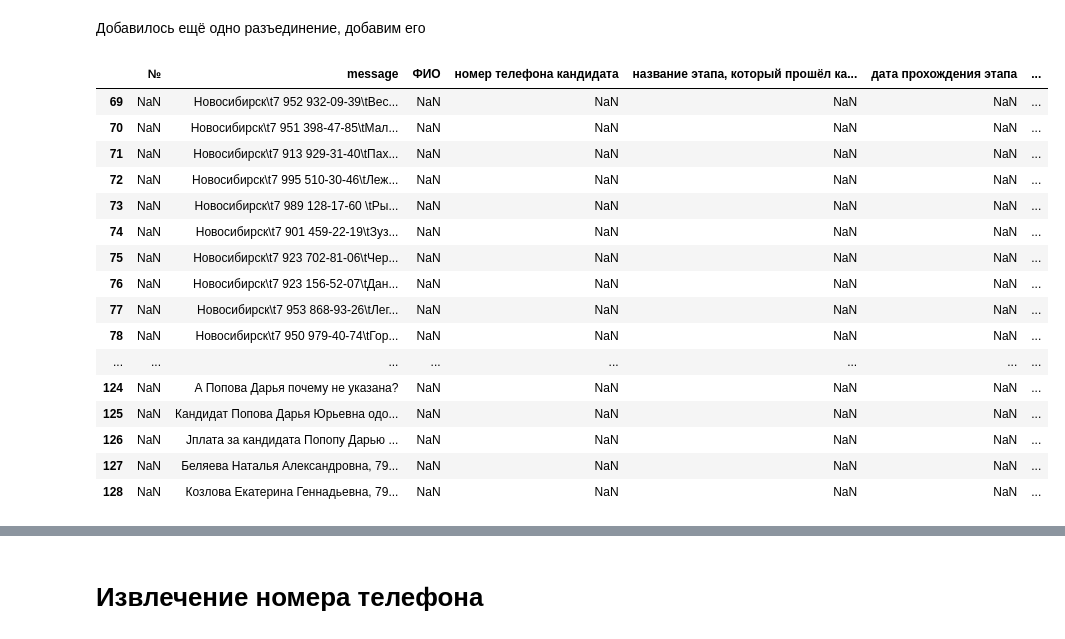
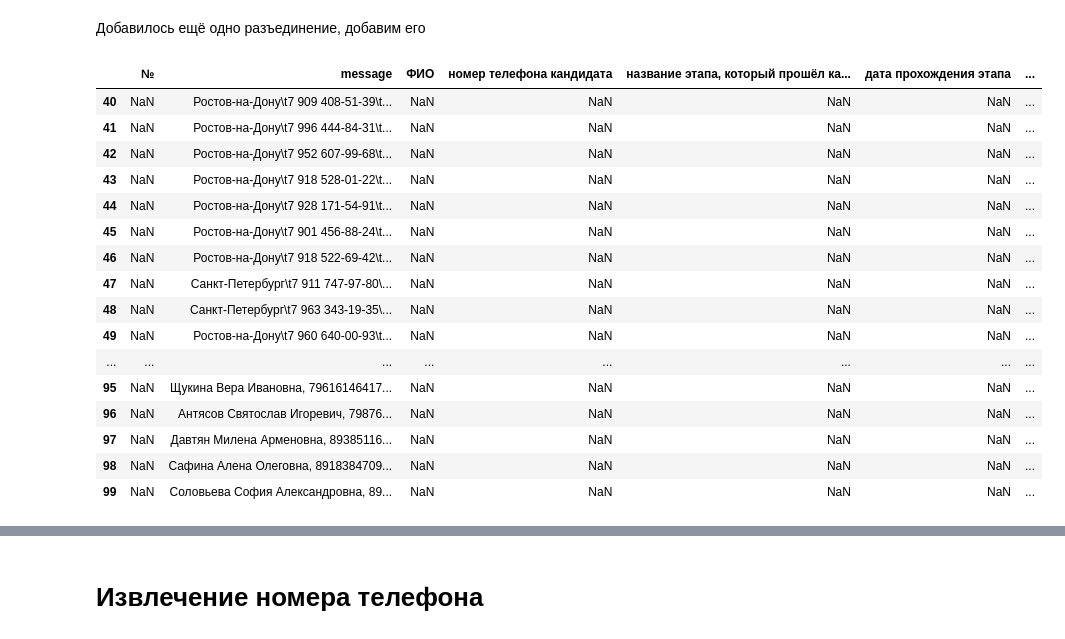
Before and after one commit to Kargot555/qugo_jobs, a Jupyter notebook: sber_recruit/sber_recruit.ipynb, the cells around one changed output, grey strips where cells are left out. Cells and saved outputs as stored; diff of their text form; code cells hidden in the pictures.

```diff
--- a/sber_recruit/sber_recruit.ipynb
+++ b/sber_recruit/sber_recruit.ipynb
@@ -88,27 +89,27 @@ data
 # %% [markdown]
 Добавилось ещё одно разъединение, добавим его
 # %%
-# создадим новую таблицу, где разъединим на новые строки "склеенные" сообщения ещё и по " - "
-df_split = data.assign(message=data['message'].str.split('; |/ | - ')).explode('message').reset_index(drop=True)
+# создадим новую таблицу, где разъединим на новые строки "склеенные" сообщения ещё и по " - " или "1. "
+df_split = data.assign(message=data['message'].str.split('; |/ | - | \d{1}. ')).explode('message').reset_index(drop=True)
 df_split.tail(60)
 # %% [output]
 |  | № | message | ФИО | номер телефона кандидата | название этапа, который прошёл ка... | дата прохождения этапа | ... |
-| 69 | NaN | Новосибирск\t7 952 932-09-39\tВес... | NaN | NaN | NaN | NaN | ... |
-| 70 | NaN | Новосибирск\t7 951 398-47-85\tМал... | NaN | NaN | NaN | NaN | ... |
-| 71 | NaN | Новосибирск\t7 913 929-31-40\tПах... | NaN | NaN | NaN | NaN | ... |
-| 72 | NaN | Новосибирск\t7 995 510-30-46\tЛеж... | NaN | NaN | NaN | NaN | ... |
-| 73 | NaN | Новосибирск\t7 989 128-17-60 \tРы... | NaN | NaN | NaN | NaN | ... |
-| 74 | NaN | Новосибирск\t7 901 459-22-19\tЗуз... | NaN | NaN | NaN | NaN | ... |
-| 75 | NaN | Новосибирск\t7 923 702-81-06\tЧер... | NaN | NaN | NaN | NaN | ... |
-| 76 | NaN | Новосибирск\t7 923 156-52-07\tДан... | NaN | NaN | NaN | NaN | ... |
-| 77 | NaN | Новосибирск\t7 953 868-93-26\tЛег... | NaN | NaN | NaN | NaN | ... |
-| 78 | NaN | Новосибирск\t7 950 979-40-74\tГор... | NaN | NaN | NaN | NaN | ... |
+| 40 | NaN | Ростов-на-Дону\t7 909 408-51-39\t... | NaN | NaN | NaN | NaN | ... |
+| 41 | NaN | Ростов-на-Дону\t7 996 444-84-31\t... | NaN | NaN | NaN | NaN | ... |
+| 42 | NaN | Ростов-на-Дону\t7 952 607-99-68\t... | NaN | NaN | NaN | NaN | ... |
+| 43 | NaN | Ростов-на-Дону\t7 918 528-01-22\t... | NaN | NaN | NaN | NaN | ... |
+| 44 | NaN | Ростов-на-Дону\t7 928 171-54-91\t... | NaN | NaN | NaN | NaN | ... |
+| 45 | NaN | Ростов-на-Дону\t7 901 456-88-24\t... | NaN | NaN | NaN | NaN | ... |
+| 46 | NaN | Ростов-на-Дону\t7 918 522-69-42\t... | NaN | NaN | NaN | NaN | ... |
+| 47 | NaN | Санкт-Петербург\t7 911 747-97-80\... | NaN | NaN | NaN | NaN | ... |
+| 48 | NaN | Санкт-Петербург\t7 963 343-19-35\... | NaN | NaN | NaN | NaN | ... |
+| 49 | NaN | Ростов-на-Дону\t7 960 640-00-93\t... | NaN | NaN | NaN | NaN | ... |
 | ... | ... | ... | ... | ... | ... | ... | ... |
-| 124 | NaN | А Попова Дарья почему не указана? | NaN | NaN | NaN | NaN | ... |
-| 125 | NaN | Кандидат Попова Дарья Юрьевна одо... | NaN | NaN | NaN | NaN | ... |
-| 126 | NaN | Jплата за кандидата Попопу Дарью ... | NaN | NaN | NaN | NaN | ... |
-| 127 | NaN | Беляева Наталья Александровна, 79... | NaN | NaN | NaN | NaN | ... |
-| 128 | NaN | Козлова Екатерина Геннадьевна, 79... | NaN | NaN | NaN | NaN | ... |
+| 95 | NaN | Щукина Вера Ивановна, 79616146417... | NaN | NaN | NaN | NaN | ... |
+| 96 | NaN | Антясов Святослав Игоревич, 79876... | NaN | NaN | NaN | NaN | ... |
+| 97 | NaN | Давтян Милена Арменовна, 89385116... | NaN | NaN | NaN | NaN | ... |
+| 98 | NaN | Сафина Алена Олеговна, 8918384709... | NaN | NaN | NaN | NaN | ... |
+| 99 | NaN | Соловьева София Александровна, 89... | NaN | NaN | NaN | NaN | ... |
 # %%
 # создадим список, где встречается "Краснодар"
 pattern = re.compile('Краснодар')
```
Also changed, not shown: parts of 23 cells of this notebook.
